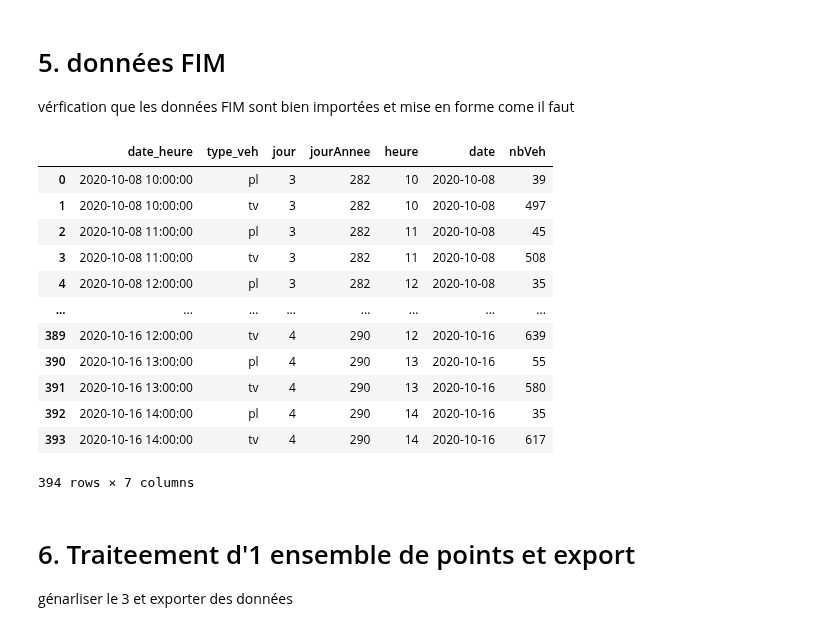
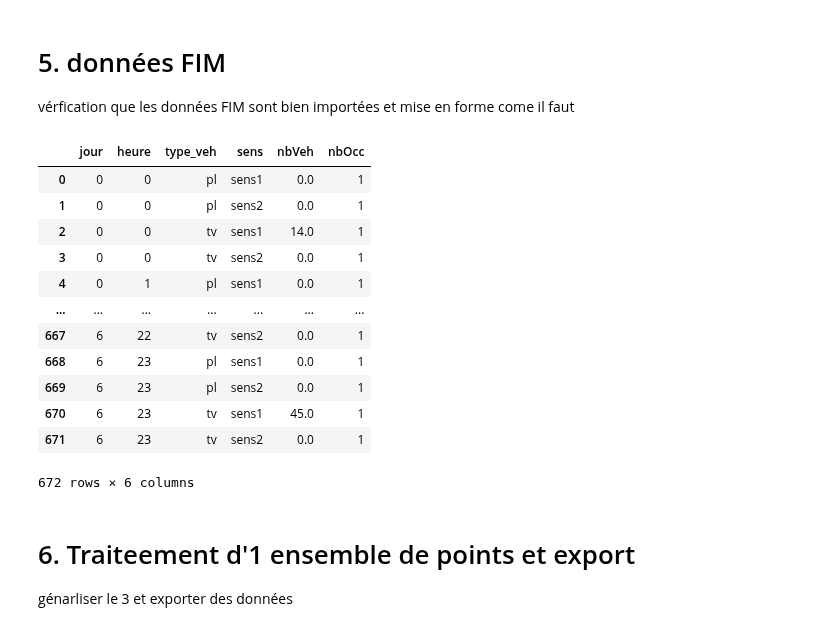
Before and after one commit to nantodevison/otv, a Jupyter notebook: otv/Transfert_Donnees/Fichiers_sources.ipynb, the cells around one changed output. Drawn from its saved outputs; the diff is of its cells as text; code cells hidden in the pictures.

```diff
--- a/otv/Transfert_Donnees/Fichiers_sources.ipynb
+++ b/otv/Transfert_Donnees/Fichiers_sources.ipynb
@@ -94,21 +94,21 @@ vérfication que les données FIM sont bien importées et mise en forme come il
 # %%
 fFim=ds.FIM(r'D:\Boulot\AffairesEnCours\comptages Angouleme\Doc_travail\Donnees_produites\Donnees\Comptages\DonneesBrutes\P1\S1_P1.FIM')
 # %%
-fFim.dfHoraire2Sens
+fFim.dfSemaineMoyenne
 # %% [output]
-|  | date_heure | type_veh | jour | jourAnnee | heure | date | nbVeh |
-| 0 | 2020-10-08 10:00:00 | pl | 3 | 282 | 10 | 2020-10-08 | 39 |
-| 1 | 2020-10-08 10:00:00 | tv | 3 | 282 | 10 | 2020-10-08 | 497 |
-| 2 | 2020-10-08 11:00:00 | pl | 3 | 282 | 11 | 2020-10-08 | 45 |
-| 3 | 2020-10-08 11:00:00 | tv | 3 | 282 | 11 | 2020-10-08 | 508 |
-| 4 | 2020-10-08 12:00:00 | pl | 3 | 282 | 12 | 2020-10-08 | 35 |
-| ... | ... | ... | ... | ... | ... | ... | ... |
-| 389 | 2020-10-16 12:00:00 | tv | 4 | 290 | 12 | 2020-10-16 | 639 |
-| 390 | 2020-10-16 13:00:00 | pl | 4 | 290 | 13 | 2020-10-16 | 55 |
-| 391 | 2020-10-16 13:00:00 | tv | 4 | 290 | 13 | 2020-10-16 | 580 |
-| 392 | 2020-10-16 14:00:00 | pl | 4 | 290 | 14 | 2020-10-16 | 35 |
-| 393 | 2020-10-16 14:00:00 | tv | 4 | 290 | 14 | 2020-10-16 | 617 |
+|  | jour | heure | type_veh | sens | nbVeh | nbOcc |
+| 0 | 0 | 0 | pl | sens1 | 0.0 | 1 |
+| 1 | 0 | 0 | pl | sens2 | 0.0 | 1 |
+| 2 | 0 | 0 | tv | sens1 | 14.0 | 1 |
+| 3 | 0 | 0 | tv | sens2 | 0.0 | 1 |
+| 4 | 0 | 1 | pl | sens1 | 0.0 | 1 |
+| ... | ... | ... | ... | ... | ... | ... |
+| 667 | 6 | 22 | tv | sens2 | 0.0 | 1 |
+| 668 | 6 | 23 | pl | sens1 | 0.0 | 1 |
+| 669 | 6 | 23 | pl | sens2 | 0.0 | 1 |
+| 670 | 6 | 23 | tv | sens1 | 45.0 | 1 |
+| 671 | 6 | 23 | tv | sens2 | 0.0 | 1 |
-394 rows × 7 columns
+672 rows × 6 columns
 # %% [markdown]
 # 6. Traiteement d'1 ensemble de points et export
 génarliser le 3 et exporter des données
```
